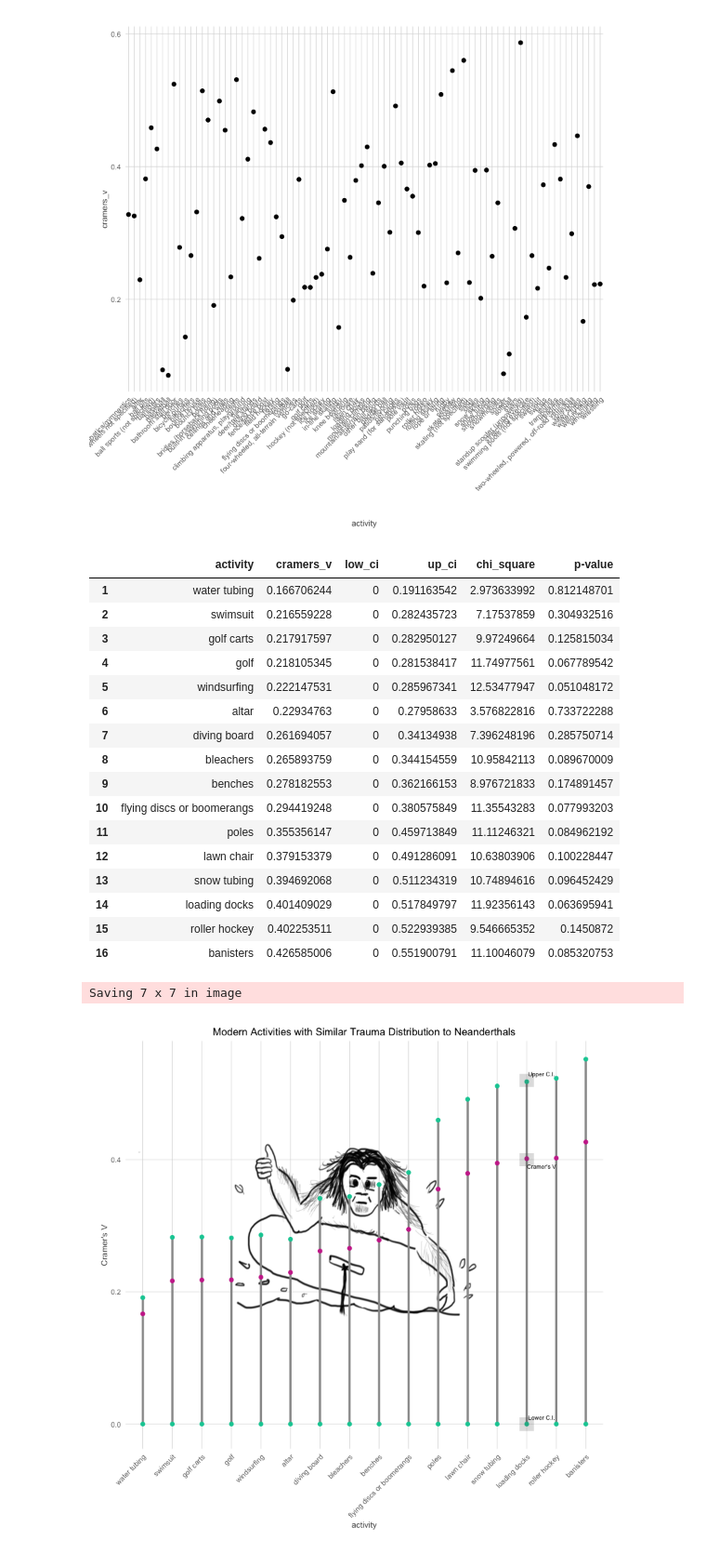
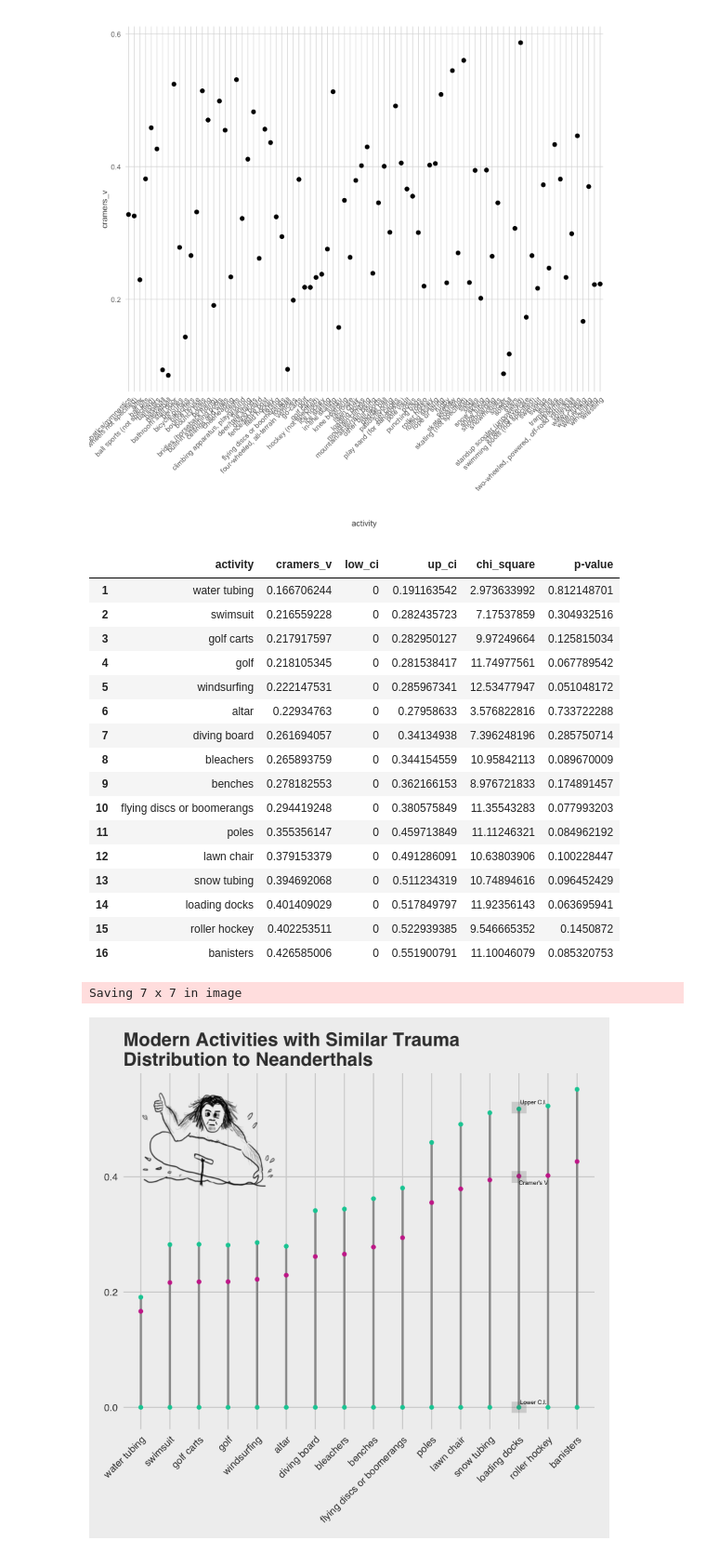
Before and after one commit to jcbain/neander_trauma, a Jupyter notebook: plots.ipynb, the cells around one changed output. Shown at 93% size. Cells and saved outputs as stored; diff of their text form; code cells hidden in the pictures.

Commit message:
create new plot

```diff
--- a/plots.ipynb
+++ b/plots.ipynb
@@ -89,13 +71,14 @@ lower$activity <- factor(lower$activity, levels = lower$activity[order(lower$cra
 
 lower %>%
 ggplot(aes(x = activity))+
-annotation_custom(g, xmin=-Inf, xmax=Inf, ymin=-Inf, ymax=Inf) + # add a photo
+#annotation_custom(g, xmin=-Inf, xmax=Inf, ymin=-Inf, ymax=Inf) + # add a photo
+annotation_custom(g, xmin=-1, xmax=8, ymin=.2, ymax=.7) +
 geom_segment(aes(x = activity,y = lower$low_ci,xend = activity,yend = lower$up_ci),size = 1, colour = "#999999")+
 geom_point(aes(y = cramers_v), colour = "#cc3399") +
 geom_point(aes(y = low_ci), colour = "#00cca3") +
 geom_point(aes(y = up_ci), colour = "#00cca3") +
-fte_theme() +   theme(axis.text.x = element_text(angle = 45, hjust = 1)) +
-labs(title = "Modern Activities with Similar Trauma Distribution to Neanderthals", y = "Cramer's V") +
+theme_fivethirtyeight() +   theme(axis.text.x = element_text(angle = 45, hjust = 1)) +
+labs(title = "Modern Activities with Similar Trauma \nDistribution to Neanderthals", y = "Cramer's V") +
 annotate("rect", xmin = 13.75, xmax = 14.25, ymin = .51, ymax = .53,alpha = .2) +
 annotate("rect", xmin = 13.75, xmax = 14.25, ymin = -.01, ymax = .01,alpha = .2) +
 annotate("rect", xmin = 13.75, xmax = 14.25, ymin = .39, ymax = .41,alpha = .2) +
@@ -103,33 +86,33 @@ annotate("text", x = 14.5, y = .39, label = "Cramer's V", size = 2) +
 annotate("text", x = 14.5, y = .01, label = "Lower C.I.", size = 2) +
 annotate("text", x = 14.5, y = .53, label = "Upper C.I.", size = 2)
 
-ggsave('images/plots/neader_plot.png')
+#ggsave('images/plots/neader_plot_538.png')
 
   #geom_point(aes(y = up_ci), colour = "red"))
 #lower %>%
 #ggplot(aes(x = activity)) +
  # geom_point(aes(y = cramers_v), colour = "blue") +
   #geom_point(aes(y = low_ci), colour = "red") +
   #geom_point(aes(y = up_ci), colour = "red") +
   #geom_segment(aes(x = activity,y = tb$low_ci,xend = activity,yend = tb$up_ci),size = 1)+
   #fte_theme() +   theme(axis.text.x = element_text(angle = 45, hjust = 1))
 # %% [output]
 |  | activity | cramers_v | low_ci | up_ci | chi_square | p-value |
 | 1 | water tubing | 0.166706244 | 0 | 0.191163542 | 2.973633992 | 0.812148701 |
 | 2 | swimsuit | 0.216559228 | 0 | 0.282435723 | 7.17537859 | 0.304932516 |
 | 3 | golf carts | 0.217917597 | 0 | 0.282950127 | 9.97249664 | 0.125815034 |
 | 4 | golf | 0.218105345 | 0 | 0.281538417 | 11.74977561 | 0.067789542 |
 | 5 | windsurfing | 0.222147531 | 0 | 0.285967341 | 12.53477947 | 0.051048172 |
 | 6 | altar | 0.22934763 | 0 | 0.27958633 | 3.576822816 | 0.733722288 |
 | 7 | diving board | 0.261694057 | 0 | 0.34134938 | 7.396248196 | 0.285750714 |
 | 8 | bleachers | 0.265893759 | 0 | 0.344154559 | 10.95842113 | 0.089670009 |
 | 9 | benches | 0.278182553 | 0 | 0.362166153 | 8.976721833 | 0.174891457 |
 | 10 | flying discs or boomerangs | 0.294419248 | 0 | 0.380575849 | 11.35543283 | 0.077993203 |
 | 11 | poles | 0.355356147 | 0 | 0.459713849 | 11.11246321 | 0.084962192 |
 | 12 | lawn chair | 0.379153379 | 0 | 0.491286091 | 10.63803906 | 0.100228447 |
 | 13 | snow tubing | 0.394692068 | 0 | 0.511234319 | 10.74894616 | 0.096452429 |
 | 14 | loading docks | 0.401409029 | 0 | 0.517849797 | 11.92356143 | 0.063695941 |
 | 15 | roller hockey | 0.402253511 | 0 | 0.522939385 | 9.546665352 | 0.1450872 |
 | 16 | banisters | 0.426585006 | 0 | 0.551900791 | 11.10046079 | 0.085320753 |
 Saving 7 x 7 in image
-[figure, old version]
+[figure, new version]
```
Also changed, not shown: parts of 2 cells of this notebook, 1 other file.
